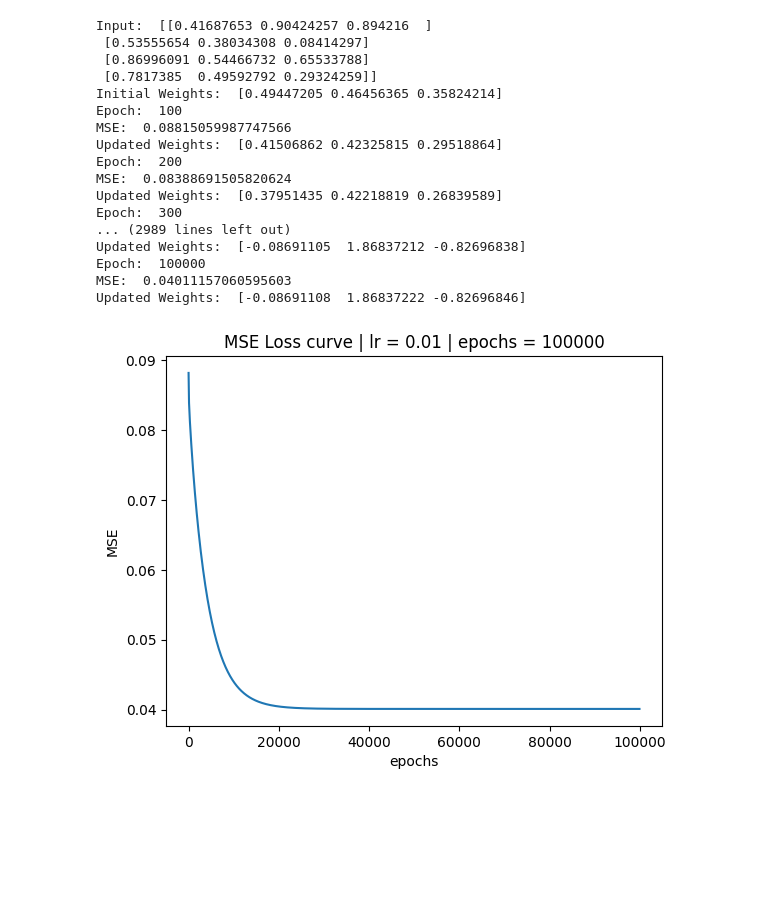
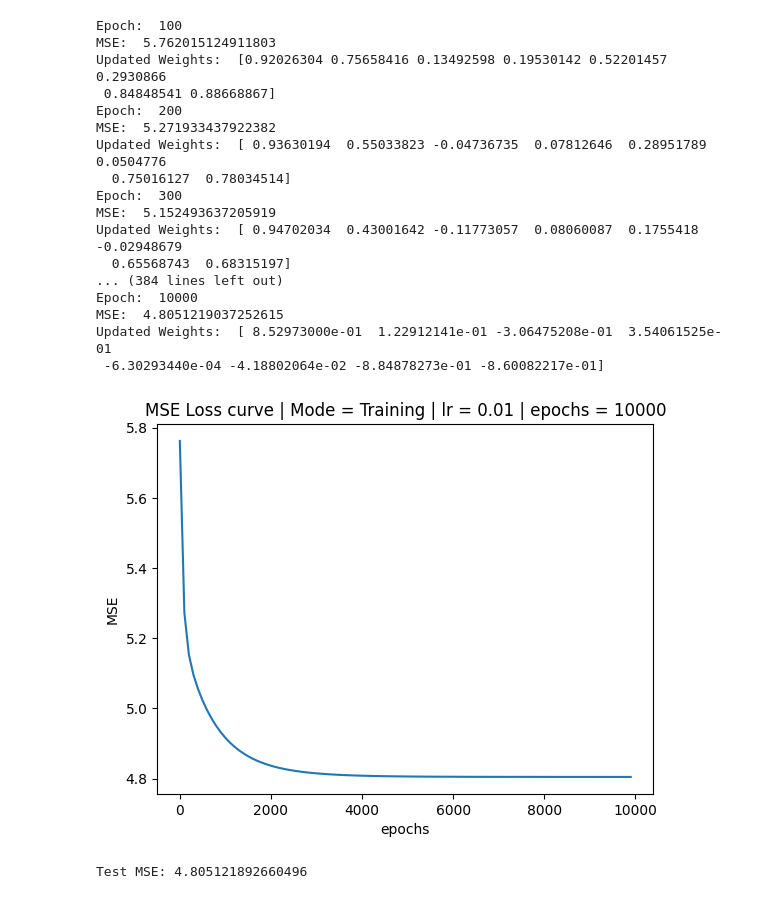
Before and after one commit to anbuchezhiyan2005/numpy-regression-from-scratch, a Jupyter notebook: test.ipynb, the cells around one changed output. Drawn from its saved outputs; the diff is of its cells as text; code cells hidden in the pictures; blank space fills up the shorter version.

```diff
--- a/test.ipynb
+++ b/test.ipynb
@@ -1,13 +1,17 @@
 # %%
 import numpy as np
 import matplotlib.pyplot as plt
+import pandas as pd
+
+X_train = pd.read_csv(r"training\X_train_scaled.csv")
+Y_train = pd.read_csv(r"training\Y_train.csv")
 # %%
-def compute_predictions(inputs: list[list], weights: list[list]):
-    predictions = np.sum(inputs * weights, axis = 1)
-    predictions.reshape(4,)
+def compute_predictions(inputs, weights):
+    predictions = np.sum(weights * inputs, axis = 1)
     return predictions
 # %%
-def MSE_Calculation(predictions: list, actuals: list):
+def MSE_Calculation(predictions, actuals):
+    actuals.reshape(predictions.shape[0],)
     summed_squared_errors = (predictions - actuals) ** 2
     MSE = summed_squared_errors.mean()
     return MSE
@@ -21,47 +42,43 @@ def update_weights(weights: list, gradient: list, learning_rate: float):
+# %%
+def test_loop(input, weights, actuals):
+    actuals = actuals.reshape(input.shape[0], )
+    predictions = compute_predictions(input, weights)
+    MSE = MSE_Calculation(predictions, actuals)
+
+    return MSE
 # %%
-input = np.random.uniform(0, 1, size = (4, 3))
-weights = np.random.uniform(0, 1, size = (3,))
-actuals = np.random.rand(4,)
 learning_rate = 0.01
-epochs = 100000
+epochs = 10000
 epoch_rate = np.arange(0, epochs, 100)
-MSE_rate = []
-print("Input: ", input)
-print("Initial Weights: ", weights)
-
-for i in range(1, epochs + 1):
-    predictions = compute_predictions(input, weights)
-    MSE = MSE_Calculation(predictions, actuals)
-    gradient = compute_gradient(input, predictions, actuals)
-    weights = update_weights(weights, gradient, learning_rate)
-    if i % 100 == 0:
-        print("Epoch: ", i)
-        print("MSE: ", MSE)
-        print("Updated Weights: ", weights)
-        MSE_rate.append(MSE)
+weights = np.ones(8)
+MSE_rate, weights = train_loop(X_train.to_numpy(), weights, Y_train.to_numpy(), epochs, learning_rate)
 
 plt.plot(epoch_rate, MSE_rate)
 plt.ylabel("MSE")
 plt.xlabel("epochs")
-plt.title(f"MSE Loss curve | lr = {learning_rate} | epochs = {epochs}")
-plt.savefig("plots/MSE_loss_curve.png")
+plt.title(f"MSE Loss curve | Mode = Training | lr = {learning_rate} | epochs = {epochs}")
+plt.savefig("plots/Train_MSE_loss_curve.png")
 plt.show()
+
+MSE = test_loop(X_train.to_numpy(), weights, Y_train.to_numpy())
+print(f"Test MSE: {MSE}")
 # %% [output]
-Input:  [[0.41687653 0.90424257 0.894216  ]
- [0.53555654 0.38034308 0.08414297]
- [0.86996091 0.54466732 0.65533788]
- [0.7817385  0.49592792 0.29324259]]
-Initial Weights:  [0.49447205 0.46456365 0.35824214]
 Epoch:  100
-MSE:  0.08815059987747566
-Updated Weights:  [0.41506862 0.42325815 0.29518864]
+MSE:  5.762015124911803
+Updated Weights:  [0.92026304 0.75658416 0.13492598 0.19530142 0.52201457 0.2930866
+ 0.84848541 0.88668867]
 Epoch:  200
-MSE:  0.08388691505820624
-Updated Weights:  [0.37951435 0.42218819 0.26839589]
+MSE:  5.271933437922382
+Updated Weights:  [ 0.93630194  0.55033823 -0.04736735  0.07812646  0.28951789  0.0504776
+  0.75016127  0.78034514]
 Epoch:  300
-... (2989 lines left out)
-Updated Weights:  [-0.08691105  1.86837212 -0.82696838]
-Epoch:  100000
-MSE:  0.04011157060595603
-Updated Weights:  [-0.08691108  1.86837222 -0.82696846]
+MSE:  5.152493637205919
+Updated Weights:  [ 0.94702034  0.43001642 -0.11773057  0.08060087  0.1755418  -0.02948679
+  0.65568743  0.68315197]
+... (384 lines left out)
+Epoch:  10000
+MSE:  4.8051219037252615
+Updated Weights:  [ 8.52973000e-01  1.22912141e-01 -3.06475208e-01  3.54061525e-01
+ -6.30293440e-04 -4.18802064e-02 -8.84878273e-01 -8.60082217e-01]
-[figure, old version]
+[figure, new version]
+Test MSE: 4.805121892660496
```
Also changed, not shown: parts of 2 cells of this notebook, 3 other files.
